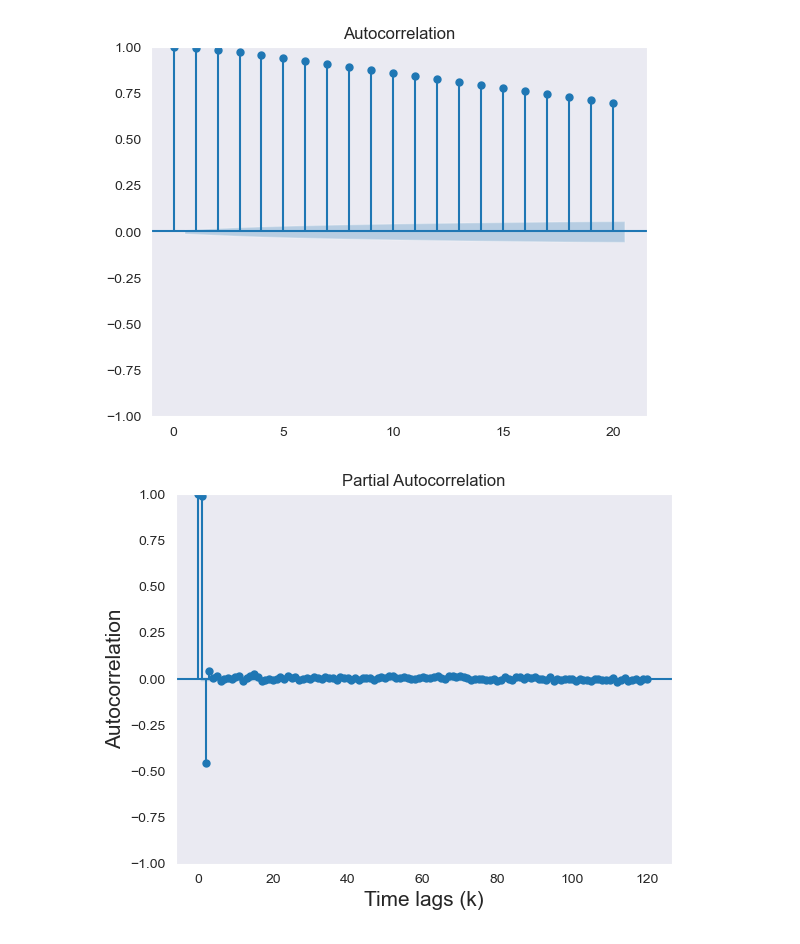
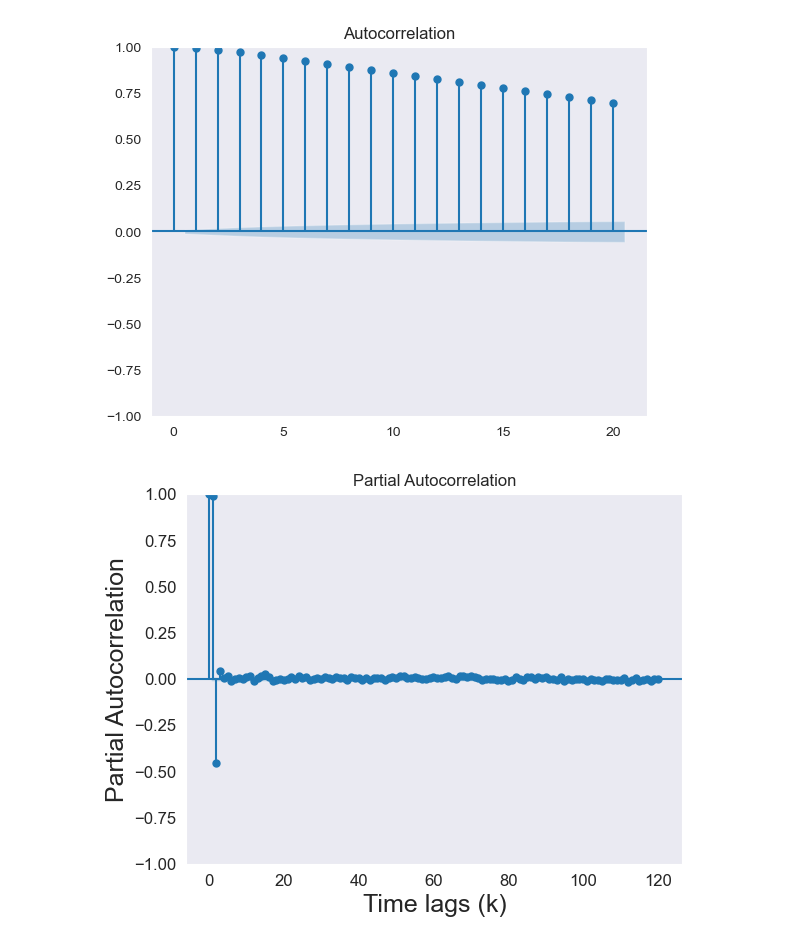
Before and after one commit to Bero898/BachelorThesisRoland, a Jupyter notebook: Wind/Autocorrelation.ipynb, the cells around one changed output. Saved outputs shown, nothing was run; the diff lists cells and outputs as text; code cells hidden in the pictures.

```diff
--- a/Wind/Autocorrelation.ipynb
+++ b/Wind/Autocorrelation.ipynb
@@ -24,7 +24,9 @@ df = pd.read_csv('Wind_deseason_15.csv')
 sns.set_style("dark")
 
 acf_plot = plot_acf(df['309_WIND_1'], lags=120)
-plt.xlabel("Time lags (k)",fontsize=15)
-plt.ylabel("Autocorrelation",fontsize=15)
-plt.savefig('Wind_autocorrelation.svg')
+plt.xlabel("Time lags (k)",fontsize=18)
+plt.ylabel("Autocorrelation",fontsize=18)
+plt.rc('xtick', labelsize=12) #
+plt.rc('ytick', labelsize=12)
+plt.savefig('Wind_autocorrelation.png')
 # %% [output]
@@ -40,9 +42,11 @@ acf_plot = plot_acf(df['317_WIND_1'], lags=20)
 # %%
 
 sns.set_style("dark")
 plot_pacf(df['309_WIND_1'], lags=120, alpha = 0.05)
-plt.xlabel("Time lags (k)",fontsize=15)
-plt.ylabel("Autocorrelation",fontsize=15)
+plt.xlabel("Time lags (k)",fontsize=18)
+plt.ylabel("Partial Autocorrelation",fontsize=18)
+plt.rc('xtick', labelsize=12) #
+plt.rc('ytick', labelsize=12)
 plt.savefig('Wind_partialautocorrelation.png')
 # %% [output]
-[figure, old version]
+[figure, new version]
```
Also changed, not shown: parts of 1 cell of this notebook, 36 other files.
